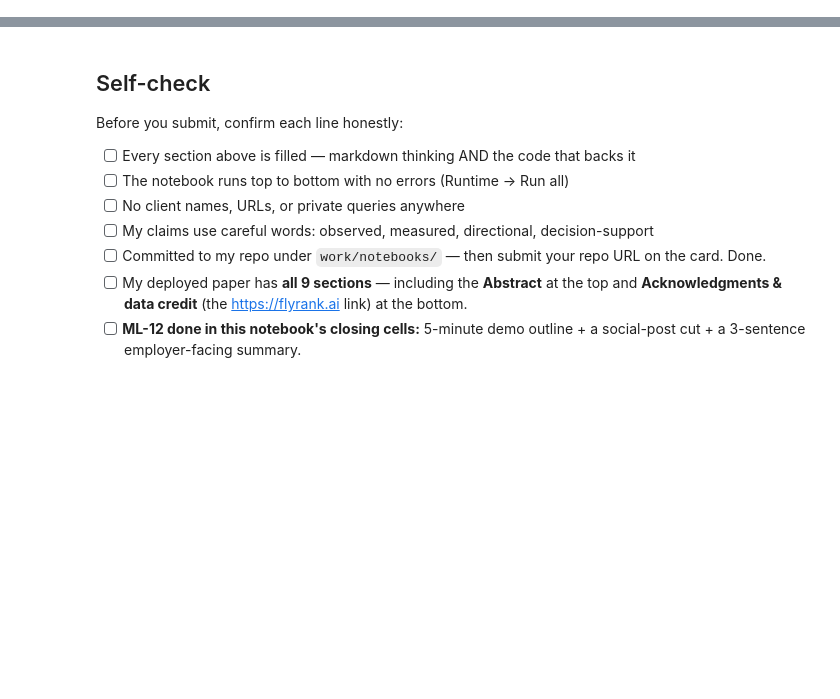
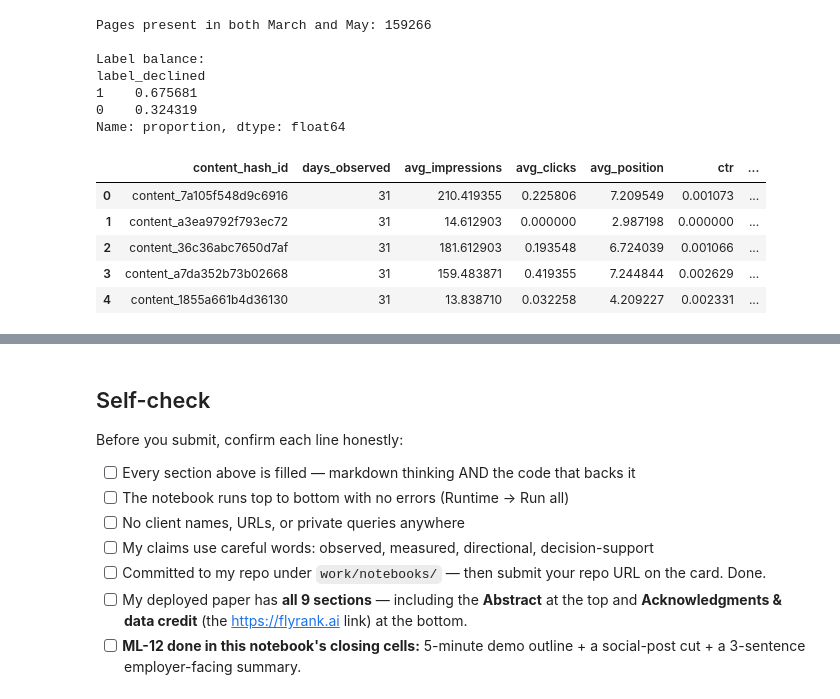
Before and after one commit to Allah-Bakhsh/flyrank-ml-internship-week1, a Jupyter notebook: work/notebooks/capstone.ipynb, the cells around one changed output, grey strips where cells are left out. Saved outputs shown, nothing was run; the diff lists cells and outputs as text; code cells hidden in the pictures; blank space fills up the shorter version.

```diff
--- a/work/notebooks/capstone.ipynb
+++ b/work/notebooks/capstone.ipynb
@@ -36,0 +27,59 @@ This skeleton is yours to fill. Work the sections **in order** — each one has
+# %%
+from google.colab import userdata
+hf_token = userdata.get("HF_TOKEN")
+
+import duckdb
+import pandas as pd
+import numpy as np
+
+con = duckdb.connect()
+con.sql("INSTALL httpfs; LOAD httpfs;")
+con.sql(f"CREATE SECRET hf_token (TYPE huggingface, TOKEN '{hf_token}');")
+
+BASE = "hf://datasets/FlyRank/internship-warehouse/fact_content_daily_performance"
+FEATURE_MONTH = f"{BASE}/month=2026-03/data_0.parquet"
+LABEL_MONTH   = f"{BASE}/month=2026-05/data_0.parquet"
+
+feat_df = con.sql(f"""
+    SELECT content_hash_id,
+           COUNT(*) AS days_observed,
+           AVG(gsc_impressions) AS avg_impressions,
+           AVG(gsc_clicks) AS avg_clicks,
+           AVG(gsc_avg_position) AS avg_position,
+           SUM(gsc_clicks) * 1.0 / NULLIF(SUM(gsc_impressions), 0) AS ctr
+    FROM '{FEATURE_MONTH}'
+    WHERE gsc_data_available IS TRUE
+    GROUP BY content_hash_id
+    HAVING SUM(gsc_impressions) > 0
+""").df()
+
+label_df = con.sql(f"""
+    SELECT content_hash_id,
+           AVG(gsc_avg_position) AS future_avg_position
+    FROM '{LABEL_MONTH}'
+    WHERE gsc_data_available IS TRUE
+    GROUP BY content_hash_id
+    HAVING SUM(gsc_impressions) > 0
+""").df()
+
+data = feat_df.merge(label_df, on="content_hash_id", how="inner")
+print("Pages present in both March and May:", len(data))
+
+data["label_declined"] = (data["future_avg_position"] > data["avg_position"] * 1.10).astype(int)
+print("\nLabel balance:")
+print(data["label_declined"].value_counts(normalize=True))
+data.head()
+# %% [output]
+Pages present in both March and May: 159266
+
+Label balance:
+label_declined
+1    0.675681
+0    0.324319
+Name: proportion, dtype: float64
+|  | content_hash_id | days_observed | avg_impressions | avg_clicks | avg_position | ctr | ... |
+| 0 | content_7a105f548d9c6916 | 31 | 210.419355 | 0.225806 | 7.209549 | 0.001073 | ... |
+| 1 | content_a3ea9792f793ec72 | 31 | 14.612903 | 0.000000 | 2.987198 | 0.000000 | ... |
+| 2 | content_36c36abc7650d7af | 31 | 181.612903 | 0.193548 | 6.724039 | 0.001066 | ... |
+| 3 | content_a7da352b73b02668 | 31 | 159.483871 | 0.419355 | 7.244844 | 0.002629 | ... |
+| 4 | content_1855a661b4d36130 | 31 | 13.838710 | 0.032258 | 4.209227 | 0.002331 | ... |
```
Also changed, not shown: parts of 26 cells of this notebook.
